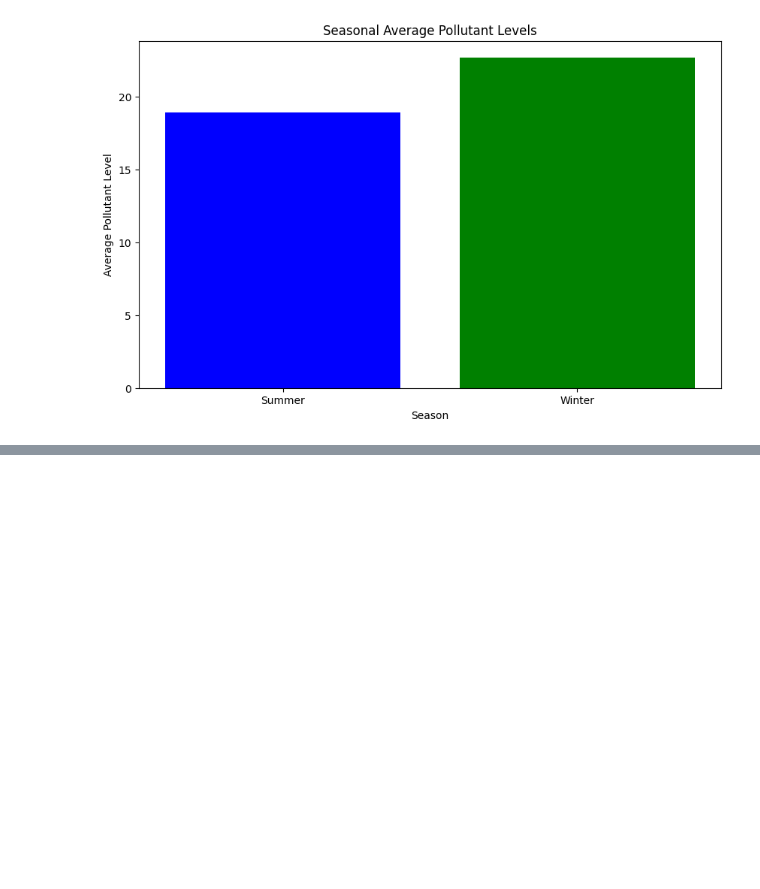
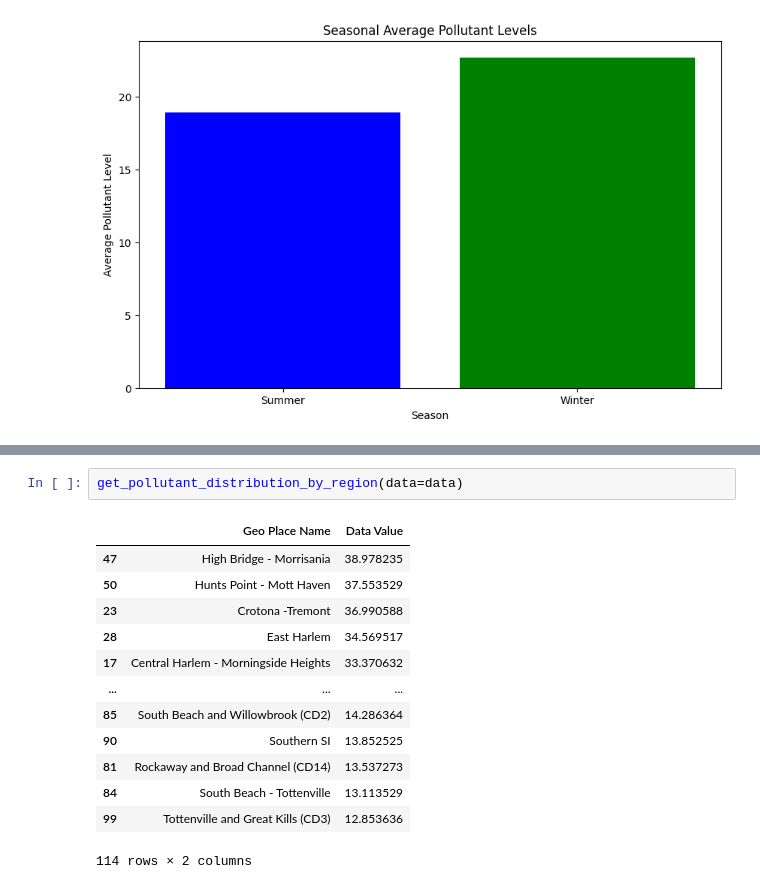
Before and after one commit to Esubaalew/AirQualityAnalysisN, a Jupyter notebook: analyze.ipynb, the cells around one changed output, grey strips where cells are left out. Cells and saved outputs as stored; diff of their text form; blank space fills up the shorter version.

```diff
--- a/analyze.ipynb
+++ b/analyze.ipynb
@@ -265,0 +280,16 @@ plot_seasonal_trends(path)
+# %%
+get_pollutant_distribution_by_region(data=data)
+# %% [output]
+|  | Geo Place Name | Data Value |
+| 47 | High Bridge - Morrisania | 38.978235 |
+| 50 | Hunts Point - Mott Haven | 37.553529 |
+| 23 | Crotona -Tremont | 36.990588 |
+| 28 | East Harlem | 34.569517 |
+| 17 | Central Harlem - Morningside Heights | 33.370632 |
+| ... | ... | ... |
+| 85 | South Beach and Willowbrook (CD2) | 14.286364 |
+| 90 | Southern SI | 13.852525 |
+| 81 | Rockaway and Broad Channel (CD14) | 13.537273 |
+| 84 | South Beach - Tottenville | 13.113529 |
+| 99 | Tottenville and Great Kills (CD3) | 12.853636 |
+114 rows × 2 columns
```
Also changed, not shown: parts of 7 cells of this notebook.
